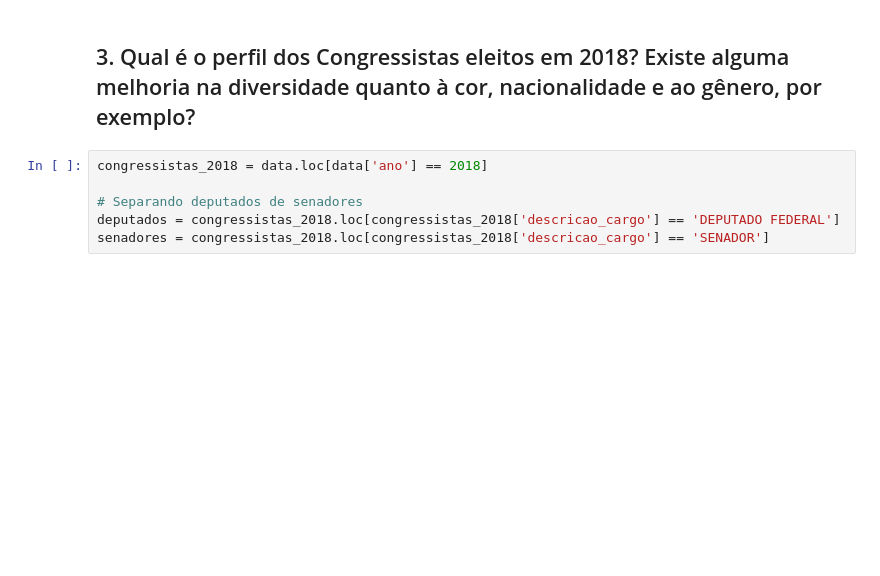
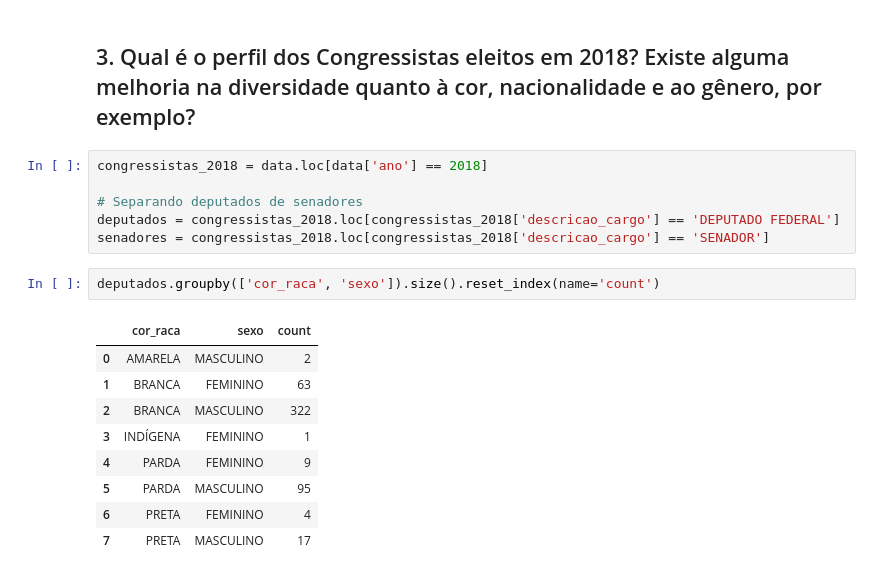
Before and after one commit to pyladiespb-org/minicurso-analise-descritiva-dados-abertos, a Jupyter notebook: CongressistasEDA.ipynb, the cells around one changed output. Cells and saved outputs as stored; diff of their text form; blank space fills up the shorter version.

```diff
--- a/CongressistasEDA.ipynb
+++ b/CongressistasEDA.ipynb
@@ -227,3 +278,15 @@ congressistas_2018 = data.loc[data['ano'] == 2018]
 # Separando deputados de senadores
 deputados = congressistas_2018.loc[congressistas_2018['descricao_cargo'] == 'DEPUTADO FEDERAL']
 senadores = congressistas_2018.loc[congressistas_2018['descricao_cargo'] == 'SENADOR']
+# %%
+deputados.groupby(['cor_raca', 'sexo']).size().reset_index(name='count')
+# %% [output]
+|  | cor_raca | sexo | count |
+| 0 | AMARELA | MASCULINO | 2 |
+| 1 | BRANCA | FEMININO | 63 |
+| 2 | BRANCA | MASCULINO | 322 |
+| 3 | INDÍGENA | FEMININO | 1 |
+| 4 | PARDA | FEMININO | 9 |
+| 5 | PARDA | MASCULINO | 95 |
+| 6 | PRETA | FEMININO | 4 |
+| 7 | PRETA | MASCULINO | 17 |
```
Also changed, not shown: parts of 19 cells of this notebook.
